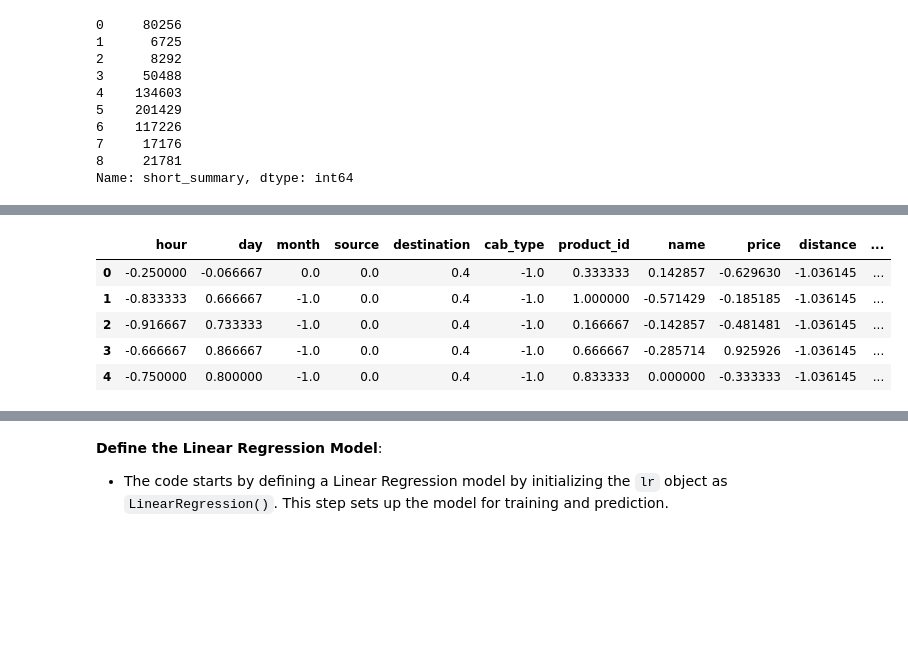
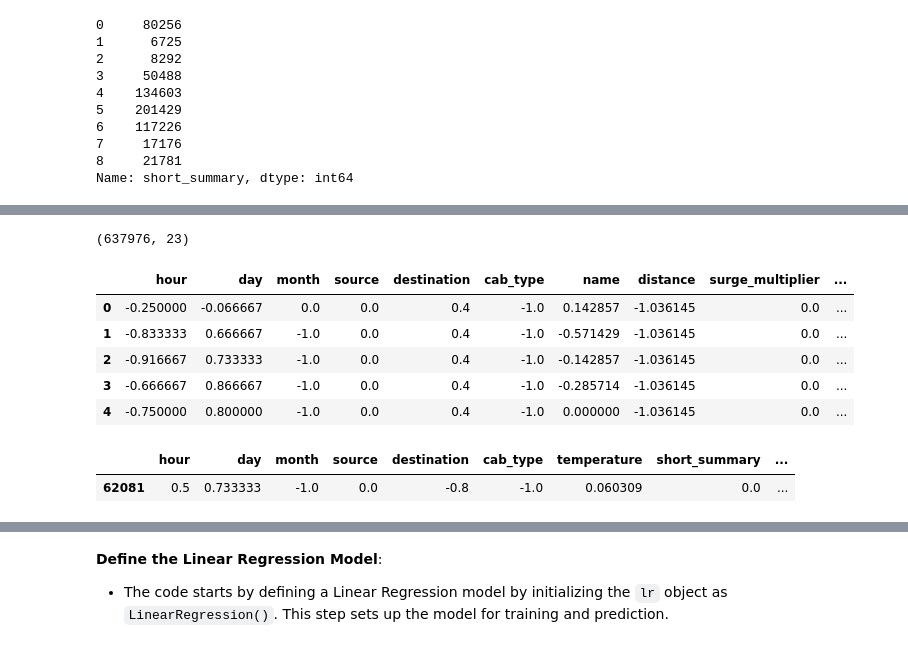
Before and after one commit to mastirt/H8_5_Batch, a Jupyter notebook: Final_Project/fp1/PYTN_KampusMerdeka_fp1_MahesaTirtaPanjalu.ipynb, the cells around one changed output, grey strips where cells are left out. Drawn from its saved outputs; the diff is of its cells as text; code cells hidden in the pictures; blank space fills up the shorter version.

```diff
--- a/Final_Project/fp1/PYTN_KampusMerdeka_fp1_MahesaTirtaPanjalu.ipynb
+++ b/Final_Project/fp1/PYTN_KampusMerdeka_fp1_MahesaTirtaPanjalu.ipynb
@@ -1180,3 +1232,4 @@ This code focuses on normalizing the data in a DataFrame, specifically using the
 # %%
 # Initialize the Robust Scaler
-scaler = RobustScaler()
+scaler_X = RobustScaler()
+scaler_y = RobustScaler()
@@ -1183,3 +1240,3 @@ scaler = RobustScaler()
 # %%
 # Scale the Data
-scaled_df = scaler.fit_transform(df_encoded)
+scaler_X.fit(X)
@@ -1185,0 +1249,2 @@ scaled_df = scaler.fit_transform(df_encoded)
+# %%
+X_scaled = scaler_X.transform(X)
@@ -1186,3 +1257,3 @@ scaled_df = scaler.fit_transform(df_encoded)
 # %%
 # Convert to DataFrame
-scaled_df = pd.DataFrame(scaled_df, columns=df_encoded.columns)
+X = pd.DataFrame(X_scaled, columns=X.columns)
@@ -1189,10 +1262,14 @@ scaled_df = pd.DataFrame(scaled_df, columns=df_encoded.columns)
+# %%
+X.shape
+# %% [output]
+(637976, 23)
 # %%
 # Display the Normalized Data
-scaled_df.head()
+X.head()
 # %% [output]
-|  | hour | day | month | source | destination | cab_type | product_id | name | price | distance | ... |
-| 0 | -0.250000 | -0.066667 | 0.0 | 0.0 | 0.4 | -1.0 | 0.333333 | 0.142857 | -0.629630 | -1.036145 | ... |
-| 1 | -0.833333 | 0.666667 | -1.0 | 0.0 | 0.4 | -1.0 | 1.000000 | -0.571429 | -0.185185 | -1.036145 | ... |
-| 2 | -0.916667 | 0.733333 | -1.0 | 0.0 | 0.4 | -1.0 | 0.166667 | -0.142857 | -0.481481 | -1.036145 | ... |
-| 3 | -0.666667 | 0.866667 | -1.0 | 0.0 | 0.4 | -1.0 | 0.666667 | -0.285714 | 0.925926 | -1.036145 | ... |
-| 4 | -0.750000 | 0.800000 | -1.0 | 0.0 | 0.4 | -1.0 | 0.833333 | 0.000000 | -0.333333 | -1.036145 | ... |
+|  | hour | day | month | source | destination | cab_type | name | distance | surge_multiplier | ... |
+| 0 | -0.250000 | -0.066667 | 0.0 | 0.0 | 0.4 | -1.0 | 0.142857 | -1.036145 | 0.0 | ... |
+| 1 | -0.833333 | 0.666667 | -1.0 | 0.0 | 0.4 | -1.0 | -0.571429 | -1.036145 | 0.0 | ... |
+| 2 | -0.916667 | 0.733333 | -1.0 | 0.0 | 0.4 | -1.0 | -0.142857 | -1.036145 | 0.0 | ... |
+| 3 | -0.666667 | 0.866667 | -1.0 | 0.0 | 0.4 | -1.0 | -0.285714 | -1.036145 | 0.0 | ... |
+| 4 | -0.750000 | 0.800000 | -1.0 | 0.0 | 0.4 | -1.0 | 0.000000 | -1.036145 | 0.0 | ... |
@@ -1198,0 +1296,5 @@ scaled_df.head()
+# %%
+X_surge.sample()
+# %% [output]
+|  | hour | day | month | source | destination | cab_type | temperature | short_summary | ... |
+| 62081 | 0.5 | 0.733333 | -1.0 | 0.0 | -0.8 | -1.0 | 0.060309 | 0.0 | ... |
```
Also changed, not shown: parts of 99 cells of this notebook, 10 other files.
